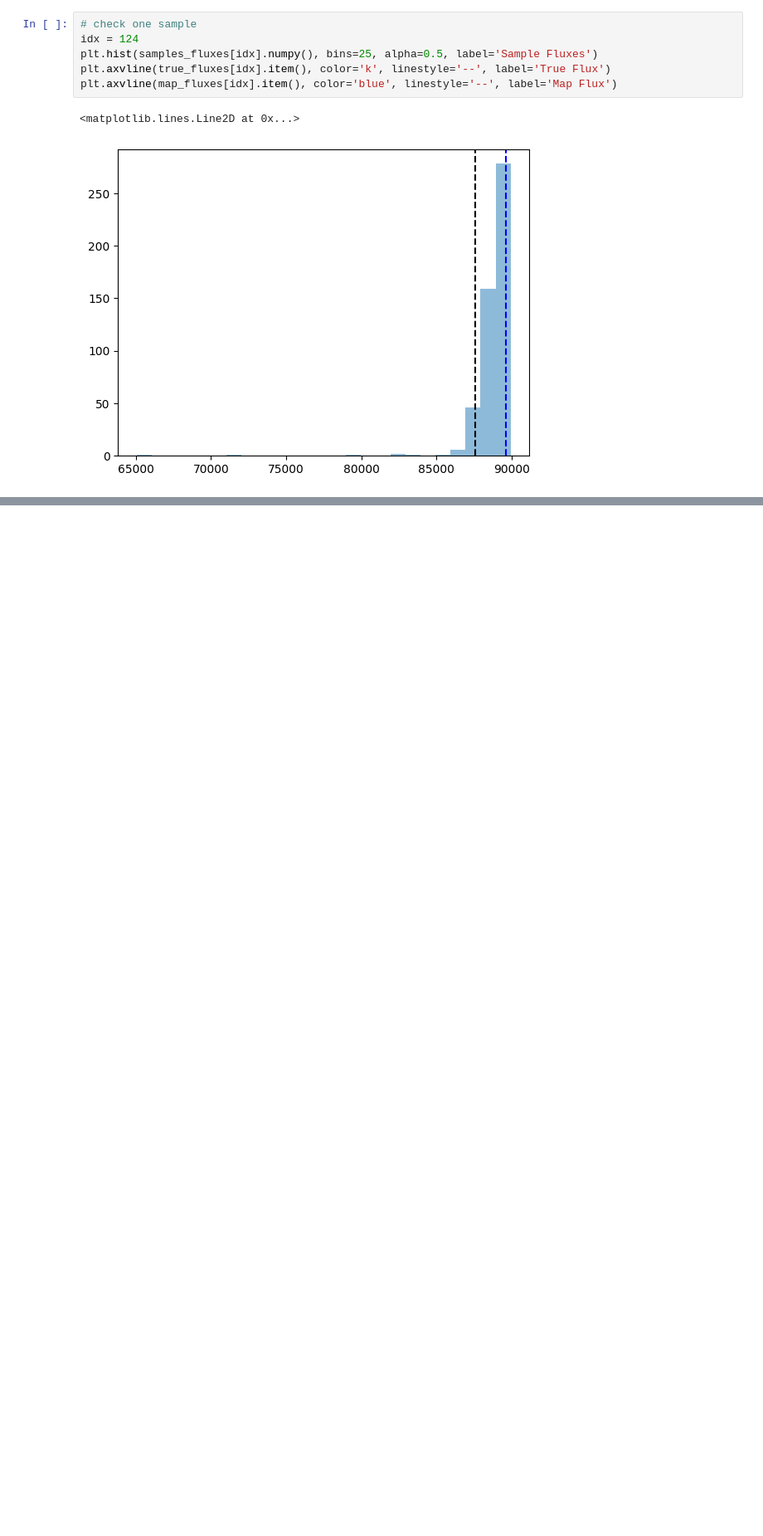
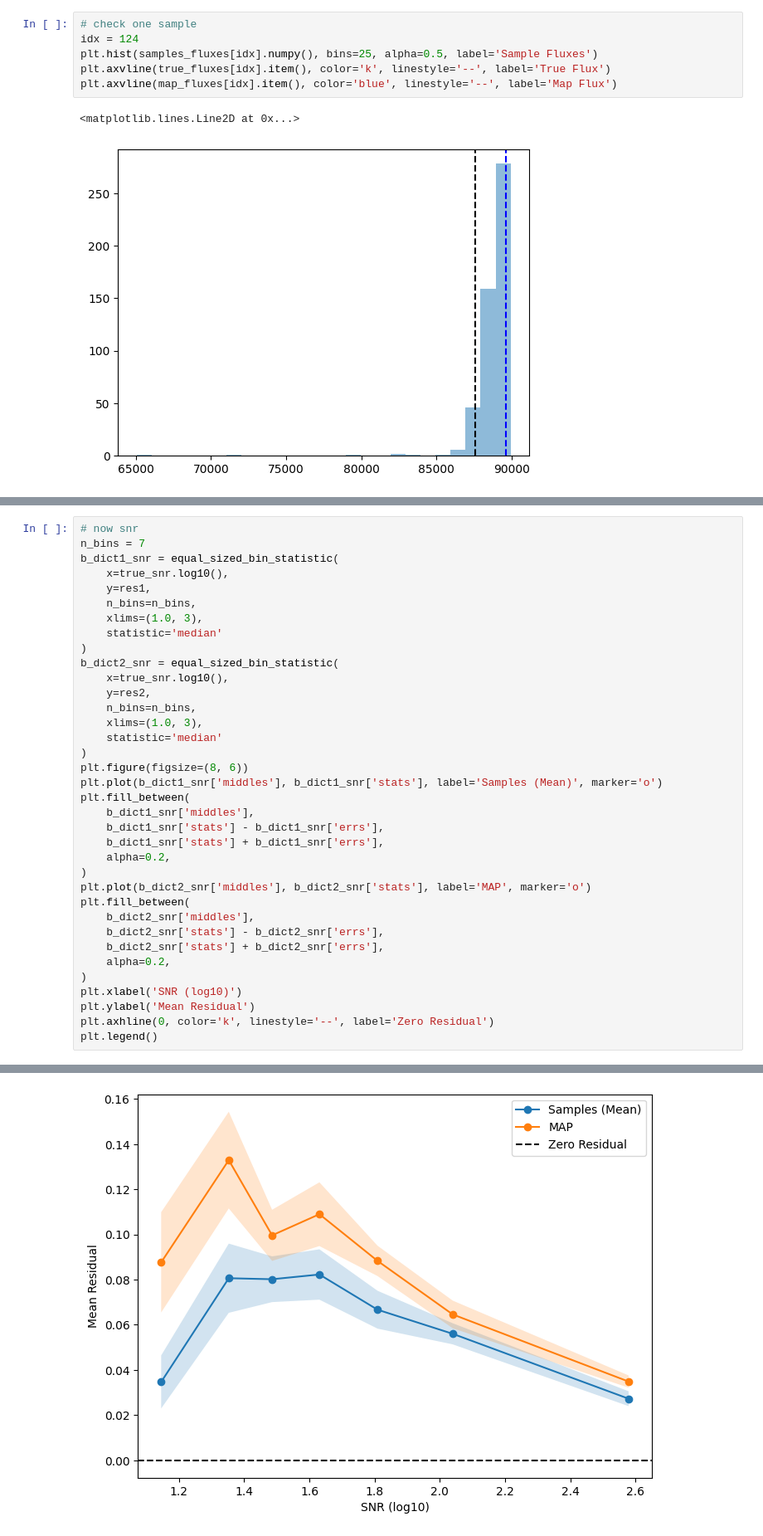
Before and after one commit to ismael-mendoza/bliss, a Jupyter notebook: experiment/notebooks/explore/pair-sim-results1.ipynb, the cells around one changed output, grey strips where cells are left out. Shown at 83% size. Cells and saved outputs as stored; diff of their text form; blank space fills up the shorter version.

```diff
--- a/experiment/notebooks/explore/pair-sim-results1.ipynb
+++ b/experiment/notebooks/explore/pair-sim-results1.ipynb
@@ -422,0 +523,37 @@ tensor(2)
+# %%
+# now snr
+n_bins = 7
+b_dict1_snr = equal_sized_bin_statistic(
+    x=true_snr.log10(),
+    y=res1,
+    n_bins=n_bins,
+    xlims=(1.0, 3),
+    statistic='median'
+)
+b_dict2_snr = equal_sized_bin_statistic(
+    x=true_snr.log10(),
+    y=res2,
+    n_bins=n_bins,
+    xlims=(1.0, 3),
+    statistic='median'
+)
+plt.figure(figsize=(8, 6))
+plt.plot(b_dict1_snr['middles'], b_dict1_snr['stats'], label='Samples (Mean)', marker='o')
+plt.fill_between(
+    b_dict1_snr['middles'],
+    b_dict1_snr['stats'] - b_dict1_snr['errs'],
+    b_dict1_snr['stats'] + b_dict1_snr['errs'],
+    alpha=0.2,
+)
+plt.plot(b_dict2_snr['middles'], b_dict2_snr['stats'], label='MAP', marker='o')
+plt.fill_between(
+    b_dict2_snr['middles'],
+    b_dict2_snr['stats'] - b_dict2_snr['errs'],
+    b_dict2_snr['stats'] + b_dict2_snr['errs'],
+    alpha=0.2,
+)
+plt.xlabel('SNR (log10)')
+plt.ylabel('Mean Residual')
+plt.axhline(0, color='k', linestyle='--', label='Zero Residual')
+plt.legend()
+# %% [output]
@@ -422,0 +561 @@ tensor(2)
+[figure, added]
```
Also changed, not shown: parts of 50 cells of this notebook.
